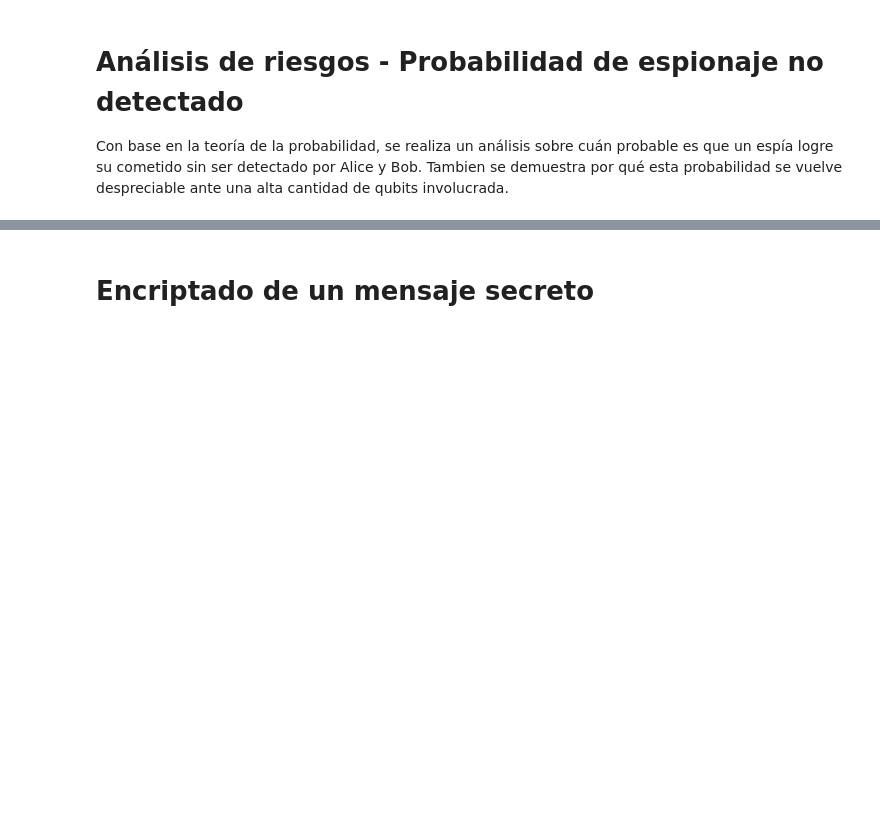
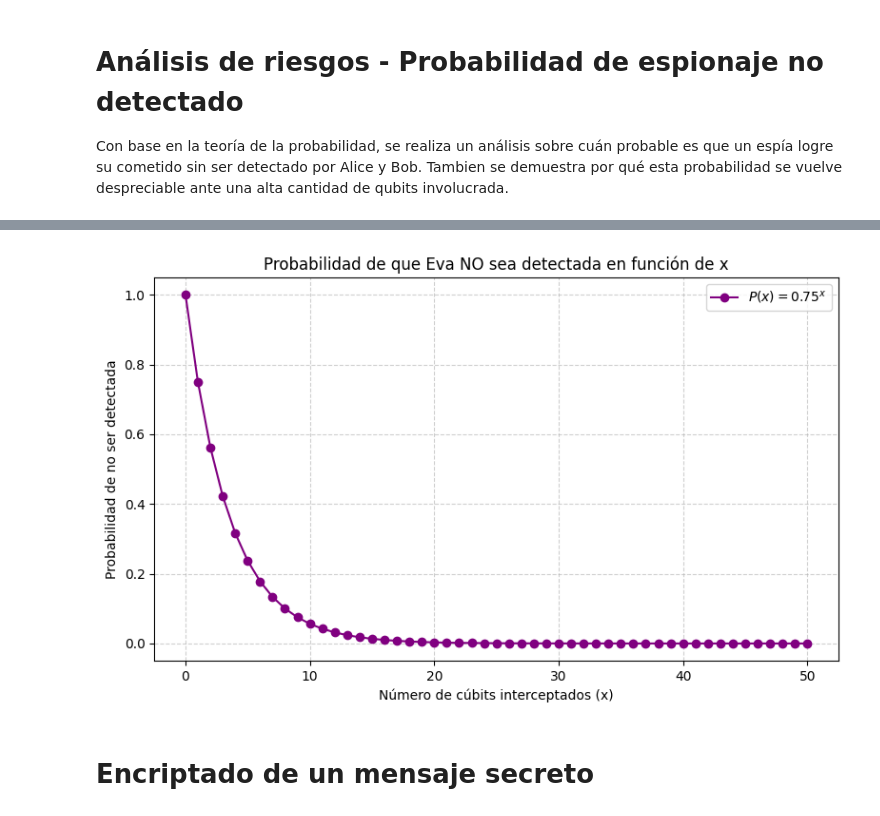
Before and after one commit to MissingXNO/QC_2025-2, a Jupyter notebook: Informe_de_laboratorio_4.ipynb, the cells around one changed output, grey strips where cells are left out. Drawn from its saved outputs; the diff is of its cells as text; code cells hidden in the pictures; blank space fills up the shorter version.

```diff
--- a/Informe_de_laboratorio_4.ipynb
+++ b/Informe_de_laboratorio_4.ipynb
@@ -758,3 +1009,25 @@ Con base en la teoría de la probabilidad, se realiza un análisis sobre cuán p
+# %%
+import matplotlib.pyplot as plt
+import numpy as np
+
+# Rango de cúbits interceptados (x)
+x = np.arange(0, 51, 1)
+
+# Probabilidad de no ser detectada
+P = 0.75 ** x
+
+# Graficar
+plt.figure(figsize=(8, 5))
+plt.plot(x, P, marker='o', color='purple', label=r'$P(x) = 0.75^x$')
+plt.title('Probabilidad de que Eva NO sea detectada en función de x')
+plt.xlabel('Número de cúbits interceptados (x)')
+plt.ylabel('Probabilidad de no ser detectada')
+plt.grid(True, linestyle='--', alpha=0.6)
+plt.legend()
+plt.tight_layout()
+plt.show()
+# %% [output]
+[figure, added]
 # %% [markdown]
 # Encriptado de un mensaje secreto
 # %%
```
Also changed, not shown: parts of 21 cells of this notebook.
